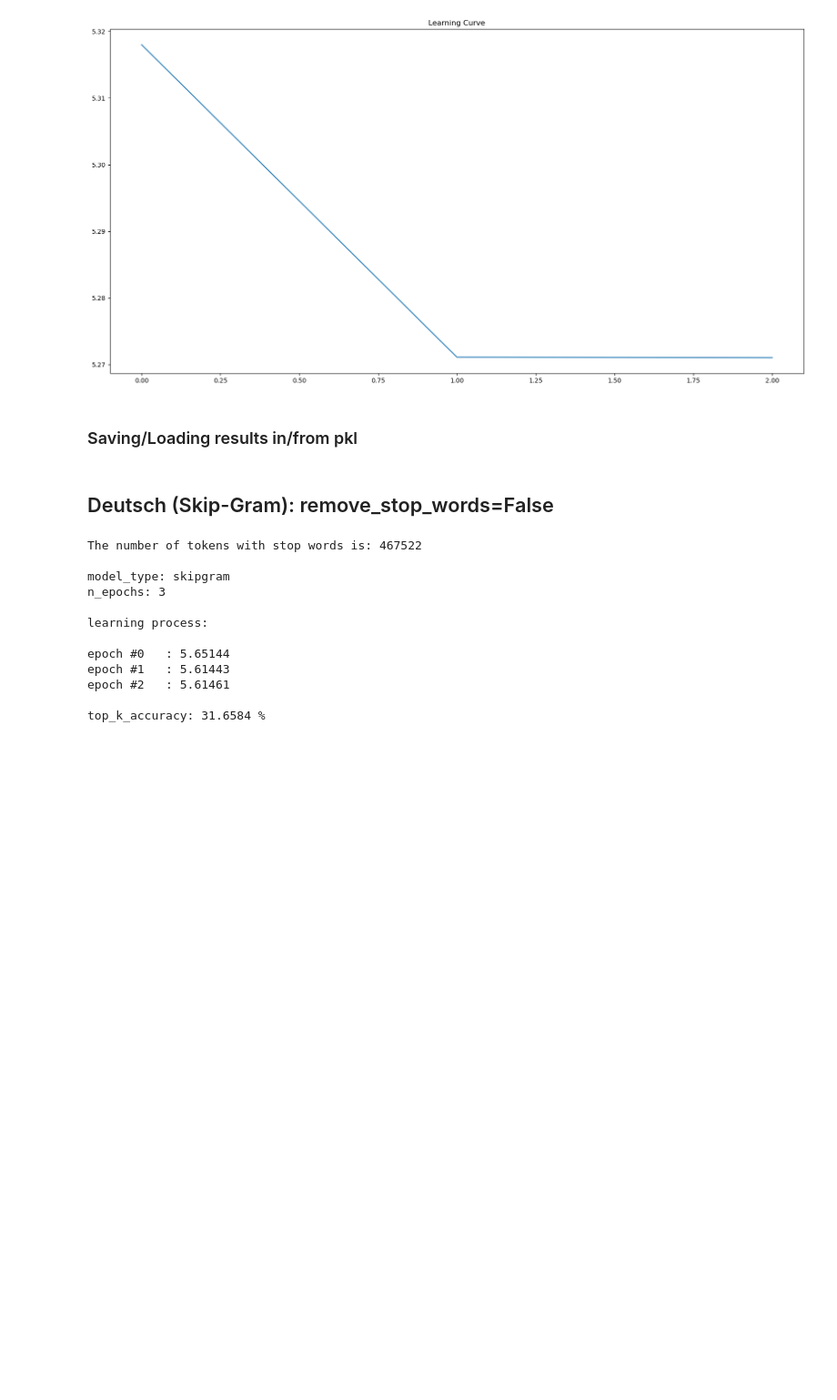
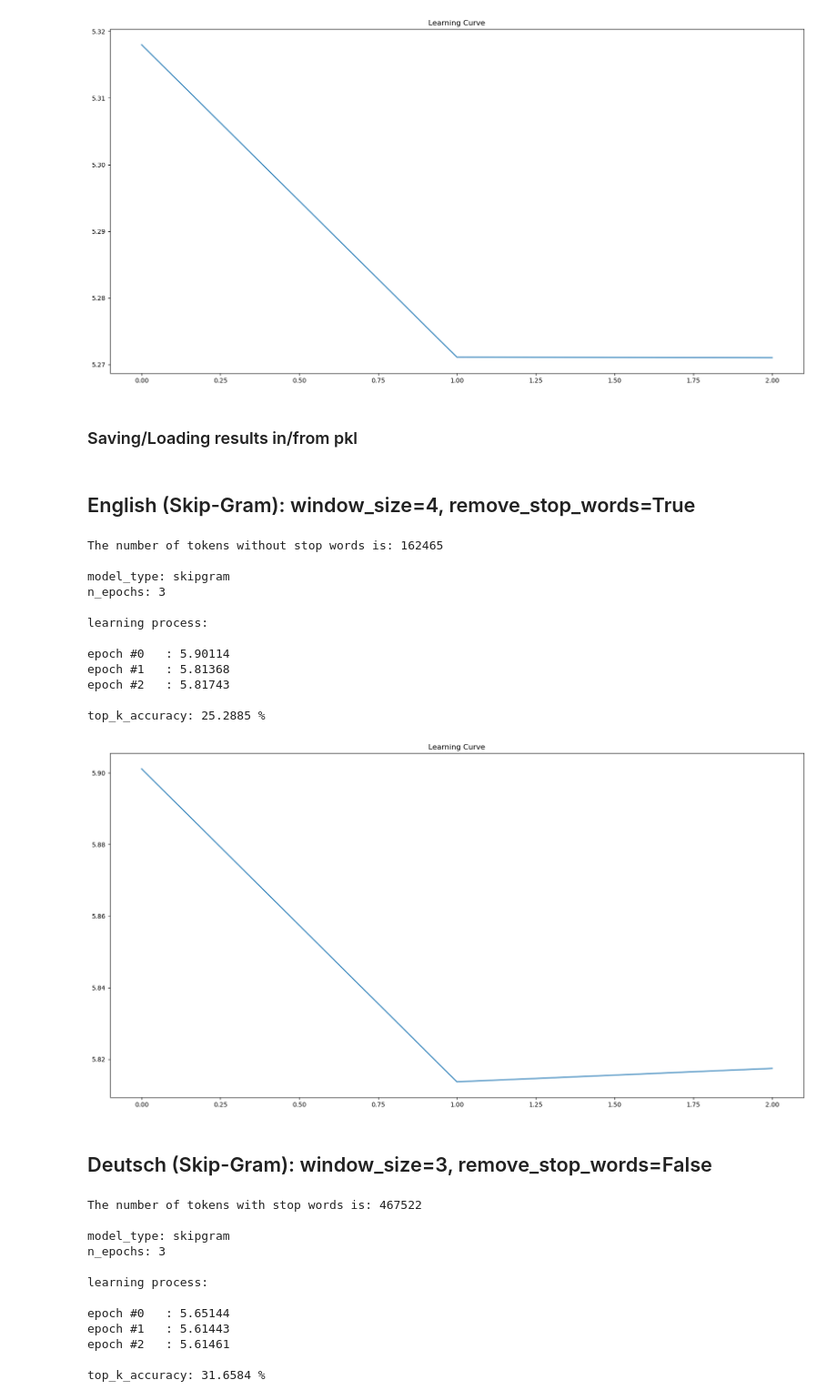
Before and after one commit to bourgeois-radical/philosophy2vec, a Jupyter notebook: notebooks/fit_model_and_save_embeddings.ipynb, the cells around one changed output. Shown at 91% size. Saved outputs shown, nothing was run; the diff lists cells and outputs as text; code cells hidden in the pictures; blank space fills up the shorter version.

```diff
--- a/notebooks/fit_model_and_save_embeddings.ipynb
+++ b/notebooks/fit_model_and_save_embeddings.ipynb
@@ -60,3 +60,23 @@ with open('../embeddings/sg_hegel_eng_ws_3.pkl', 'wb') as f:  #wb - write binary
 
 # with open('../embeddings/sg_hegel_eng.pkl', 'rb') as f:  #wb - write binary; rb - read binary
 #     sg_vocab_freq_hegel_eng, sg_vocab_hegel_eng, sg_embeddings_hegel_eng = pickle.load(f)
+# %% [markdown]
+## English (Skip-Gram): window_size=4, remove_stop_words=True
+# %%
+sg_vocab_freq_hegel_eng_ws4, sg_vocab_hegel_eng_ws4, sg_embeddings_hegel_eng_ws4 = word2vec.fit(hegel_eng_raw, model_type='skipgram',
+                                                                                    eng=True, de=False, remove_stop_words=True,
+                                                                                    sort_freq=15, window_size=4, n_epochs=3)
+# %% [output]
+The number of tokens without stop words is: 162465
+
+model_type: skipgram
+n_epochs: 3
+
+learning process:
+
+epoch #0   : 5.90114
+epoch #1   : 5.81368
+epoch #2   : 5.81743
+
+top_k_accuracy: 25.2885 %
+[figure, added]
@@ -63,2 +89,2 @@ with open('../embeddings/sg_hegel_eng_ws_3.pkl', 'wb') as f:  #wb - write binary
 # %% [markdown]
-## Deutsch (Skip-Gram): remove_stop_words=False
+## Deutsch (Skip-Gram): window_size=3, remove_stop_words=False
```
Also changed, not shown: parts of 22 cells of this notebook, 11 other files.
